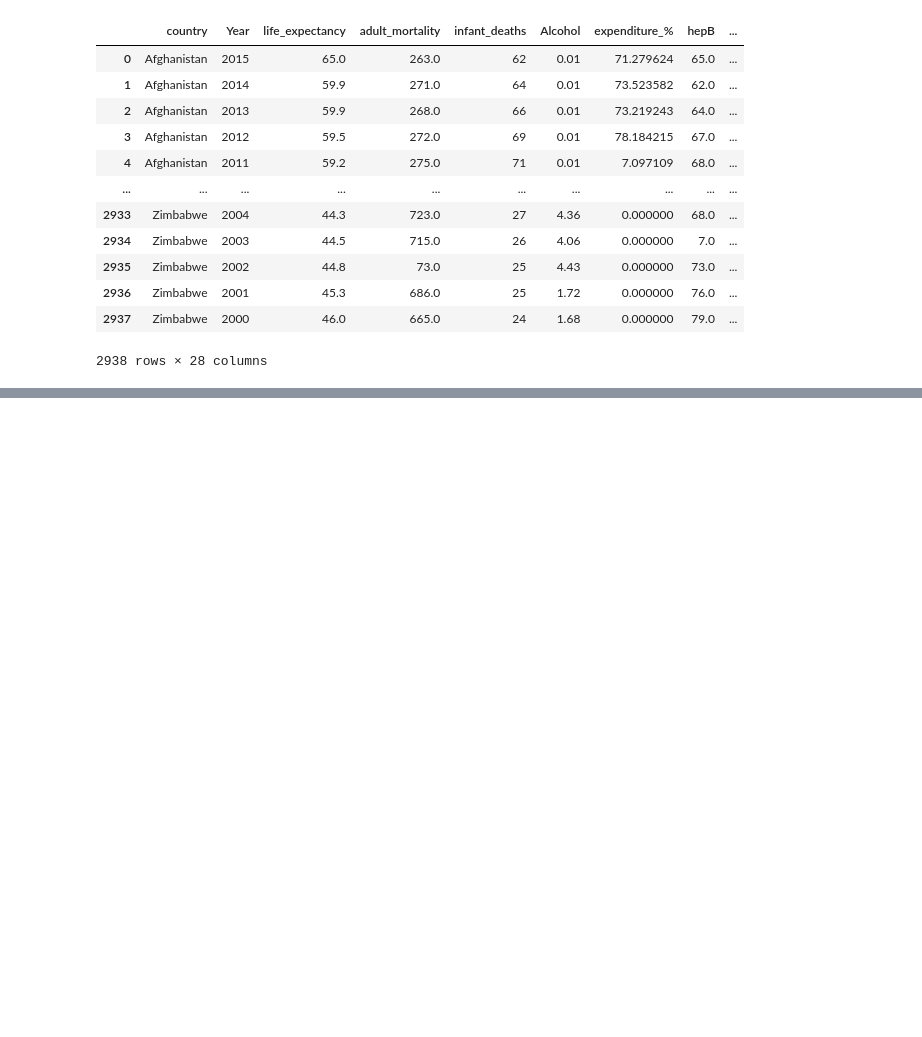
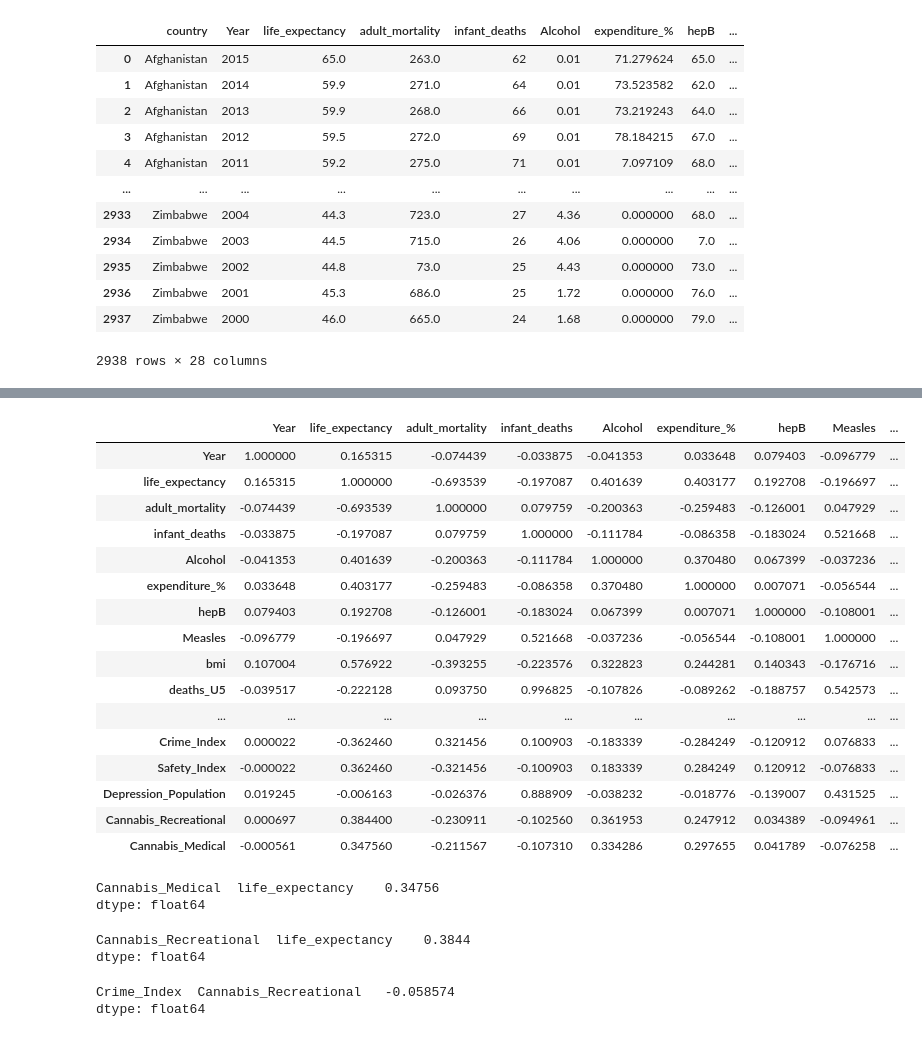
Before and after one commit to MihirKungulwar/Life_Expectancy, a Jupyter notebook: Group_2_MSIS2507 _1114.ipynb, the cells around one changed output, grey strips where cells are left out. Cells and saved outputs as stored; diff of their text form; code cells hidden in the pictures; blank space fills up the shorter version.

```diff
--- a/Group_2_MSIS2507 _1114.ipynb
+++ b/Group_2_MSIS2507 _1114.ipynb
@@ -325,0 +326,42 @@ life_expectancy.head()
+# %%
+life_expectancy.corr()
+cor =
+# %% [output]
+|  | Year | life_expectancy | adult_mortality | infant_deaths | Alcohol | expenditure_% | hepB | Measles | ... |
+| Year | 1.000000 | 0.165315 | -0.074439 | -0.033875 | -0.041353 | 0.033648 | 0.079403 | -0.096779 | ... |
+| life_expectancy | 0.165315 | 1.000000 | -0.693539 | -0.197087 | 0.401639 | 0.403177 | 0.192708 | -0.196697 | ... |
+| adult_mortality | -0.074439 | -0.693539 | 1.000000 | 0.079759 | -0.200363 | -0.259483 | -0.126001 | 0.047929 | ... |
+| infant_deaths | -0.033875 | -0.197087 | 0.079759 | 1.000000 | -0.111784 | -0.086358 | -0.183024 | 0.521668 | ... |
+| Alcohol | -0.041353 | 0.401639 | -0.200363 | -0.111784 | 1.000000 | 0.370480 | 0.067399 | -0.037236 | ... |
+| expenditure_% | 0.033648 | 0.403177 | -0.259483 | -0.086358 | 0.370480 | 1.000000 | 0.007071 | -0.056544 | ... |
+| hepB | 0.079403 | 0.192708 | -0.126001 | -0.183024 | 0.067399 | 0.007071 | 1.000000 | -0.108001 | ... |
+| Measles | -0.096779 | -0.196697 | 0.047929 | 0.521668 | -0.037236 | -0.056544 | -0.108001 | 1.000000 | ... |
+| bmi | 0.107004 | 0.576922 | -0.393255 | -0.223576 | 0.322823 | 0.244281 | 0.140343 | -0.176716 | ... |
+| deaths_U5 | -0.039517 | -0.222128 | 0.093750 | 0.996825 | -0.107826 | -0.089262 | -0.188757 | 0.542573 | ... |
+| ... | ... | ... | ... | ... | ... | ... | ... | ... | ... |
+| Crime_Index | 0.000022 | -0.362460 | 0.321456 | 0.100903 | -0.183339 | -0.284249 | -0.120912 | 0.076833 | ... |
+| Safety_Index | -0.000022 | 0.362460 | -0.321456 | -0.100903 | 0.183339 | 0.284249 | 0.120912 | -0.076833 | ... |
+| Depression_Population | 0.019245 | -0.006163 | -0.026376 | 0.888909 | -0.038232 | -0.018776 | -0.139007 | 0.431525 | ... |
+| Cannabis_Recreational | 0.000697 | 0.384400 | -0.230911 | -0.102560 | 0.361953 | 0.247912 | 0.034389 | -0.094961 | ... |
+| Cannabis_Medical | -0.000561 | 0.347560 | -0.211567 | -0.107310 | 0.334286 | 0.297655 | 0.041789 | -0.076258 | ... |
+# %%
+CL = life_expectancy[["Cannabis_Medical","life_expectancy"]]
+cor = CL.corr()
+cor[cor<1].stack().head(1)
+# %% [output]
+Cannabis_Medical  life_expectancy    0.34756
+dtype: float64
+# %%
+CL = life_expectancy[["Cannabis_Recreational","life_expectancy"]]
+cor = CL.corr()
+cor[cor<1].stack().head(1)
+# %% [output]
+Cannabis_Recreational  life_expectancy    0.3844
+dtype: float64
+# %%
+CL = life_expectancy[["Crime_Index","Cannabis_Recreational"]]
+cor = CL.corr()
+cor[cor<1].stack().head(1)
+# %% [output]
+Crime_Index  Cannabis_Recreational   -0.058574
+dtype: float64
```
Also changed, not shown: parts of 39 cells of this notebook.
